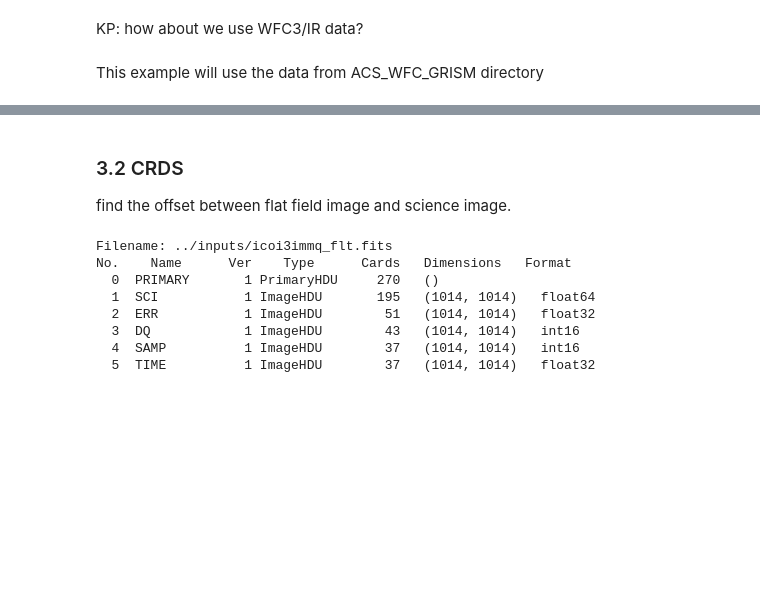
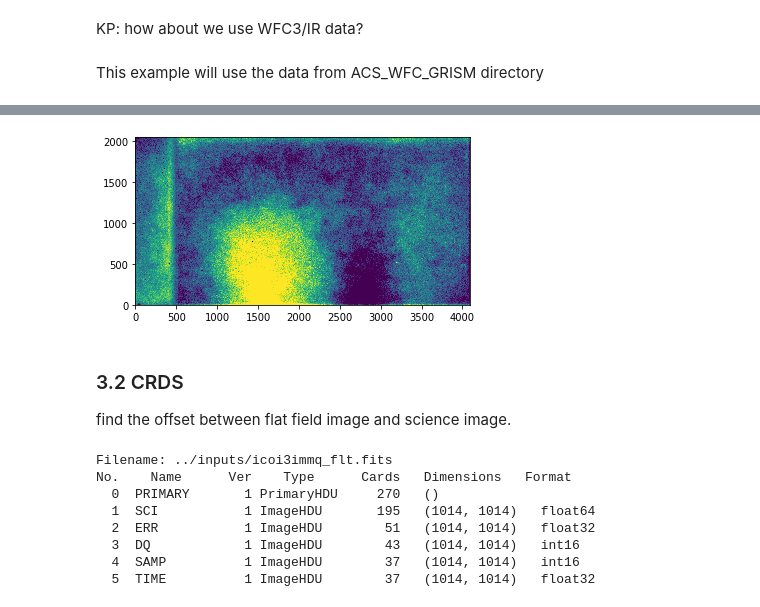
Before and after one commit to mehdirezaie/grism, a Jupyter notebook: notebooks/FlatField_ryan.ipynb, the cells around one changed output, grey strips where cells are left out. Cells and saved outputs as stored; diff of their text form; code cells hidden in the pictures; blank space fills up the shorter version.

Commit message:
flat field

```diff
--- a/notebooks/FlatField_ryan.ipynb
+++ b/notebooks/FlatField_ryan.ipynb
@@ -138,4 +105,0 @@ chi1config
-# %%
-obj = src.Polynomial2D(norder=chi1config['DYDX_ORDER_A'])
-obj.test()
-obj.model
@@ -168,3 +105,0 @@ AttributeError: 'ImageFlatField' object has no attribute 'func'
-# %%
-g800l = DataLoader('../inputs/ACS_WFC_Grism_Data/save/G800L/jdql01jxq_raw.fits')
-flat = DataLoader('../inputs/ACS_WFC_Grism_Data/save/CONF/WFC.flat.cube.CH1.2.fits')
@@ -260,0 +184,16 @@ for i, axi in enumerate(ax):
+# %%
+'''
+    FlatField takes the paths to flat field cube and config file
+
+    It also takes a set of reference coordinates
+'''
+
+conf_file = '../inputs/aXe_config/ACS.WFC.CHIP1.Cycle13.5.conf'
+flat_file = '../inputs/ACS_WFC_Grism_Data/save/CONF/WFC.flat.cube.CH1.2.fits'
+
+
+xref = np.array([400.]) # KP: assume source location
+yref = np.array([500.]) # (with other calibration) leading xref,yref
+
+ff = FlatField(flat_file, conf_file)
+ff.run(xref, yref)
@@ -260,0 +223,2 @@ for i, axi in enumerate(ax):
+# %%
+flatfield = ff.output['flatfield']
@@ -261,3 +241,7 @@ for i, axi in enumerate(ax):
+# %%
+flatfield.imshow(origin='lower', cmap='viridis')
+# %% [output]
+[figure, added]
 # %% [markdown]
 ### 3.2 CRDS
 find the offset between flat field image and science image.
```
Also changed, not shown: parts of 32 cells of this notebook, 4 other files.
